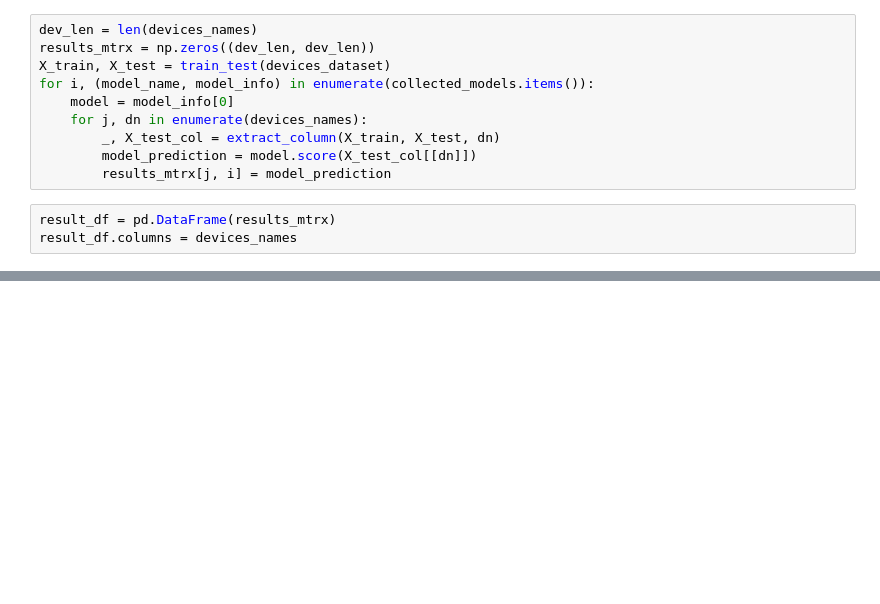
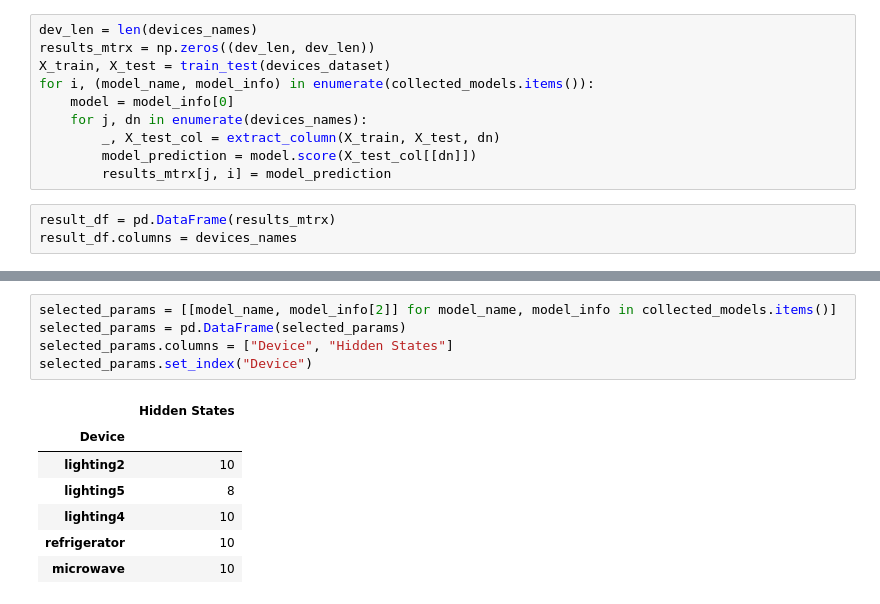
Before and after one commit to keroiw/HiddenMarkovModels, a Jupyter notebook: HMM.ipynb, the cells around one changed output, grey strips where cells are left out. Cells and saved outputs as stored; diff of their text form; blank space fills up the shorter version.

```diff
--- a/HMM.ipynb
+++ b/HMM.ipynb
@@ -138,0 +140,13 @@ ax.set_ylabel('Scored labels');
+# %%
+selected_params = [[model_name, model_info[2]] for model_name, model_info in collected_models.items()]
+selected_params = pd.DataFrame(selected_params)
+selected_params.columns = ["Device", "Hidden States"]
+selected_params.set_index("Device")
+# %% [output]
+|  | Hidden States |
+| Device |  |
+| lighting2 | 10 |
+| lighting5 | 8 |
+| lighting4 | 10 |
+| refrigerator | 10 |
+| microwave | 10 |
```
Also changed, not shown: parts of 8 cells of this notebook.
